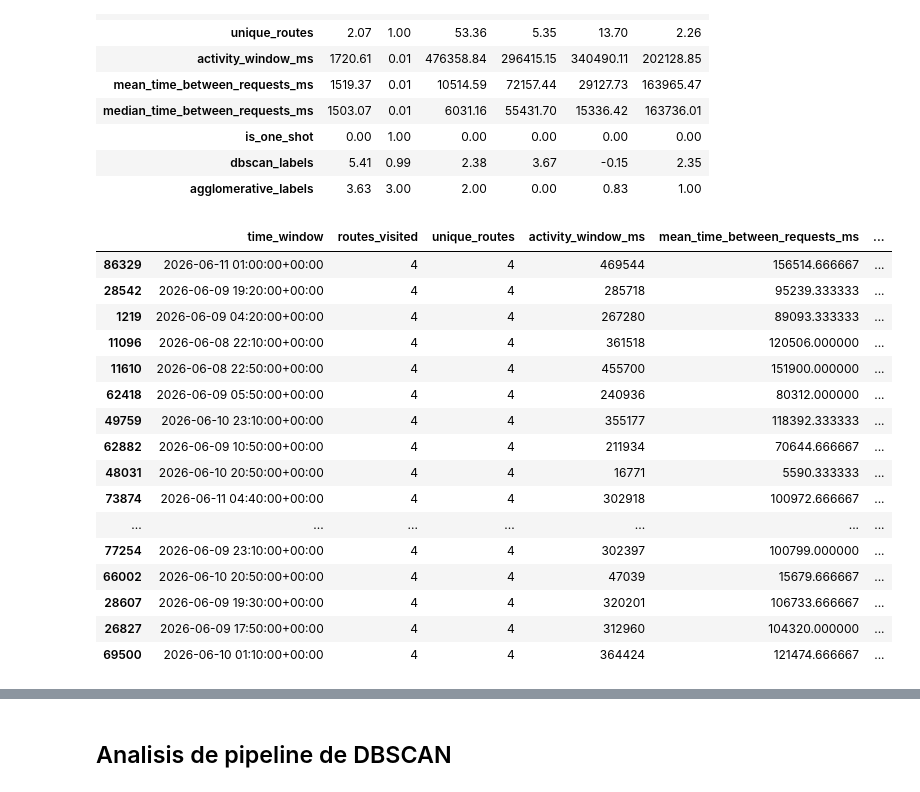
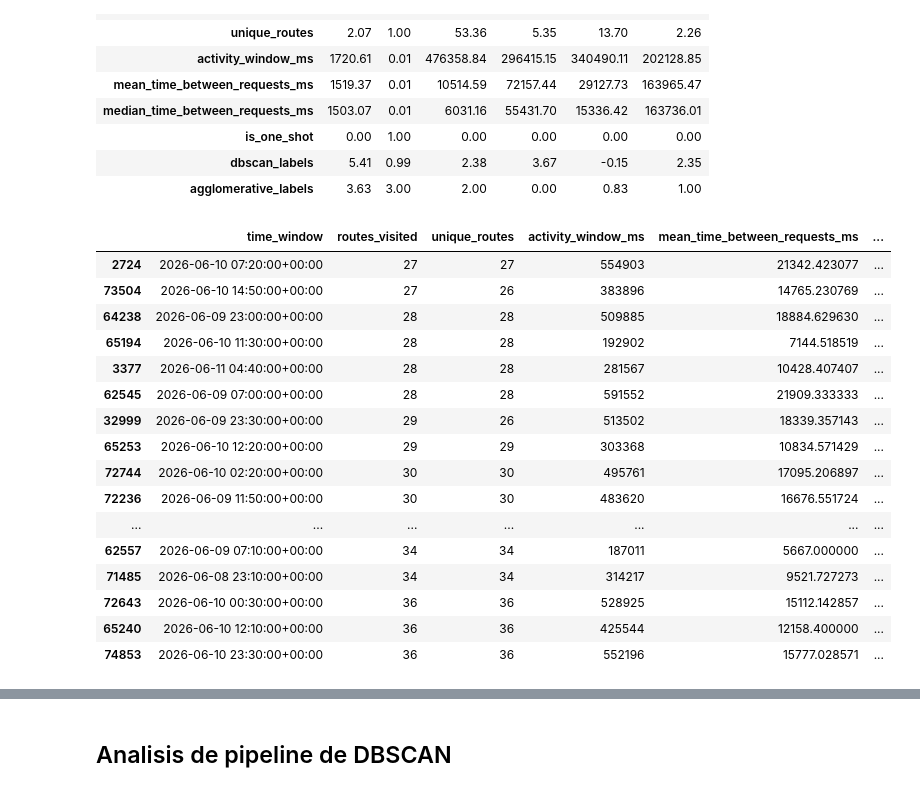
Before and after one commit to Groltjor/PIDATECDSMarcoGMAY25, a Jupyter notebook: Notebooks/05_visualization.ipynb, the cells around one changed output, grey strips where cells are left out. Drawn from its saved outputs; the diff is of its cells as text; code cells hidden in the pictures.

```diff
--- a/Notebooks/05_visualization.ipynb
+++ b/Notebooks/05_visualization.ipynb
@@ -78,25 +78,25 @@ X_describe_clusters_drains
 | dbscan_labels | 5.41 | 0.99 | 2.38 | 3.67 | -0.15 | 2.35 |
 | agglomerative_labels | 3.63 | 3.00 | 2.00 | 0.00 | 0.83 | 1.00 |
 # %%
-view_drains = X_drains[X_drains['kmeans_labels'] == 3]
+view_drains = X_drains[X_drains['kmeans_labels'] == 2]
 
 view_drains = view_drains.sort_values(by = 'routes_visited', ascending=True)
 view_drains.head(20)
 # %% [output]
 |  | time_window | routes_visited | unique_routes | activity_window_ms | mean_time_between_requests_ms | ... |
-| 86329 | 2026-06-11 01:00:00+00:00 | 4 | 4 | 469544 | 156514.666667 | ... |
-| 28542 | 2026-06-09 19:20:00+00:00 | 4 | 4 | 285718 | 95239.333333 | ... |
-| 1219 | 2026-06-09 04:20:00+00:00 | 4 | 4 | 267280 | 89093.333333 | ... |
-| 11096 | 2026-06-08 22:10:00+00:00 | 4 | 4 | 361518 | 120506.000000 | ... |
-| 11610 | 2026-06-08 22:50:00+00:00 | 4 | 4 | 455700 | 151900.000000 | ... |
-| 62418 | 2026-06-09 05:50:00+00:00 | 4 | 4 | 240936 | 80312.000000 | ... |
-| 49759 | 2026-06-10 23:10:00+00:00 | 4 | 4 | 355177 | 118392.333333 | ... |
-| 62882 | 2026-06-09 10:50:00+00:00 | 4 | 4 | 211934 | 70644.666667 | ... |
-| 48031 | 2026-06-10 20:50:00+00:00 | 4 | 4 | 16771 | 5590.333333 | ... |
-| 73874 | 2026-06-11 04:40:00+00:00 | 4 | 4 | 302918 | 100972.666667 | ... |
+| 2724 | 2026-06-10 07:20:00+00:00 | 27 | 27 | 554903 | 21342.423077 | ... |
+| 73504 | 2026-06-10 14:50:00+00:00 | 27 | 26 | 383896 | 14765.230769 | ... |
+| 64238 | 2026-06-09 23:00:00+00:00 | 28 | 28 | 509885 | 18884.629630 | ... |
+| 65194 | 2026-06-10 11:30:00+00:00 | 28 | 28 | 192902 | 7144.518519 | ... |
+| 3377 | 2026-06-11 04:40:00+00:00 | 28 | 28 | 281567 | 10428.407407 | ... |
+| 62545 | 2026-06-09 07:00:00+00:00 | 28 | 28 | 591552 | 21909.333333 | ... |
+| 32999 | 2026-06-09 23:30:00+00:00 | 29 | 26 | 513502 | 18339.357143 | ... |
+| 65253 | 2026-06-10 12:20:00+00:00 | 29 | 29 | 303368 | 10834.571429 | ... |
+| 72744 | 2026-06-10 02:20:00+00:00 | 30 | 30 | 495761 | 17095.206897 | ... |
+| 72236 | 2026-06-09 11:50:00+00:00 | 30 | 30 | 483620 | 16676.551724 | ... |
 | ... | ... | ... | ... | ... | ... | ... |
-| 77254 | 2026-06-09 23:10:00+00:00 | 4 | 4 | 302397 | 100799.000000 | ... |
-| 66002 | 2026-06-10 20:50:00+00:00 | 4 | 4 | 47039 | 15679.666667 | ... |
-| 28607 | 2026-06-09 19:30:00+00:00 | 4 | 4 | 320201 | 106733.666667 | ... |
-| 26827 | 2026-06-09 17:50:00+00:00 | 4 | 4 | 312960 | 104320.000000 | ... |
-| 69500 | 2026-06-10 01:10:00+00:00 | 4 | 4 | 364424 | 121474.666667 | ... |
+| 62557 | 2026-06-09 07:10:00+00:00 | 34 | 34 | 187011 | 5667.000000 | ... |
+| 71485 | 2026-06-08 23:10:00+00:00 | 34 | 34 | 314217 | 9521.727273 | ... |
+| 72643 | 2026-06-10 00:30:00+00:00 | 36 | 36 | 528925 | 15112.142857 | ... |
+| 65240 | 2026-06-10 12:10:00+00:00 | 36 | 36 | 425544 | 12158.400000 | ... |
+| 74853 | 2026-06-10 23:30:00+00:00 | 36 | 36 | 552196 | 15777.028571 | ... |
```
Also changed, not shown: parts of 3 cells of this notebook.
